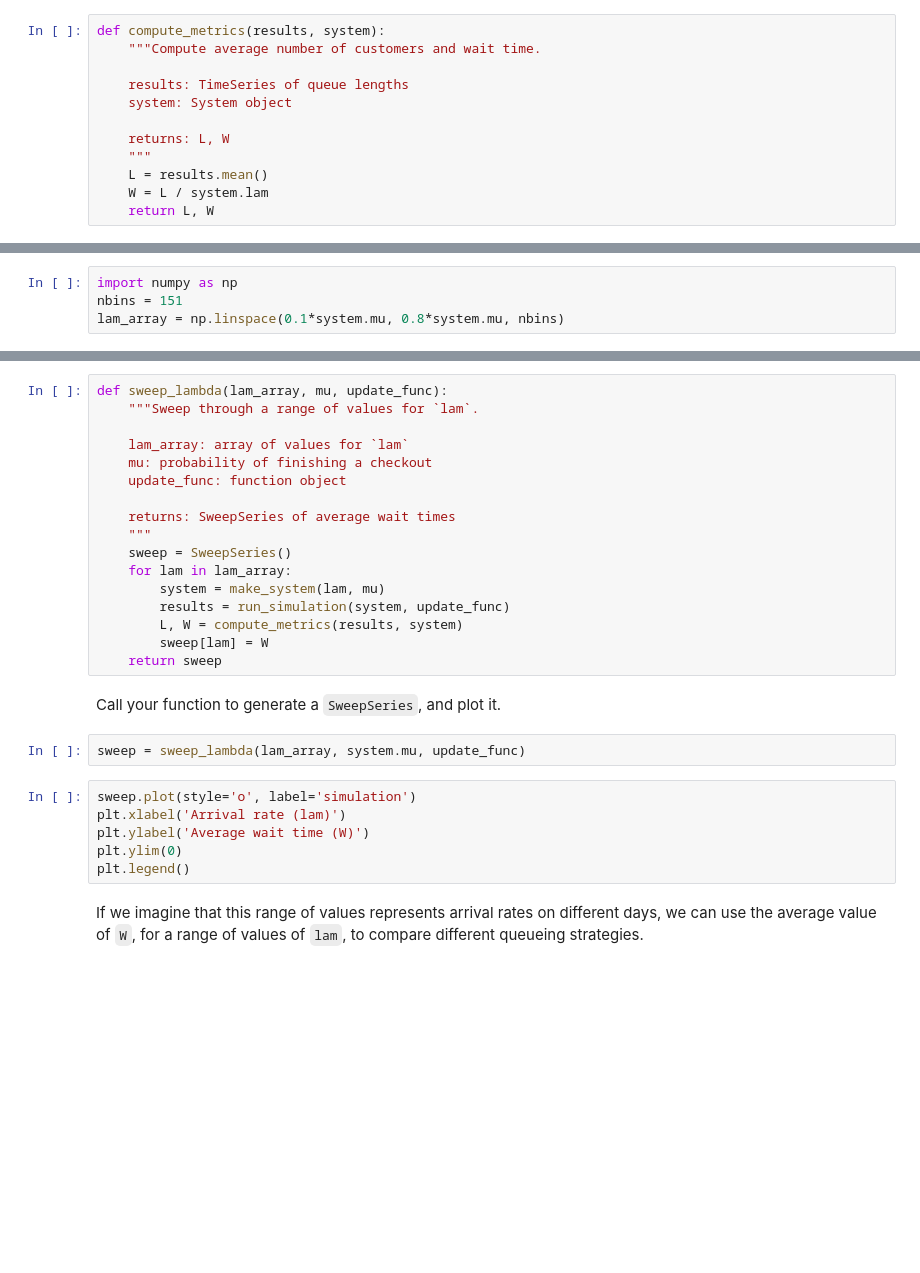
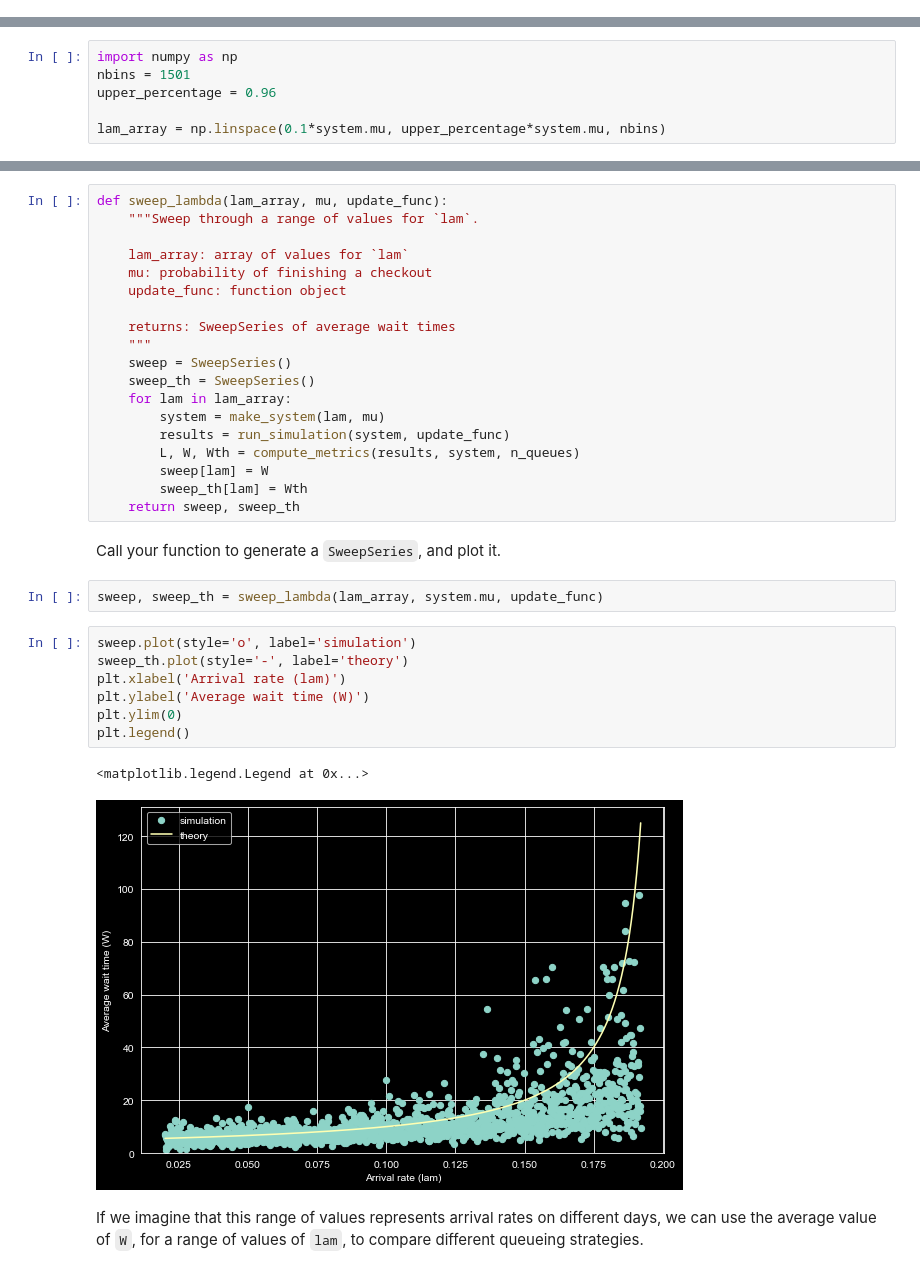
Before and after one commit to brash99/phys441, a Jupyter notebook: JupyterNotebooks/Week9and10/queue.ipynb, the cells around one changed output, grey strips where cells are left out. Cells and saved outputs as stored; diff of their text form; blank space fills up the shorter version.

```diff
--- a/JupyterNotebooks/Week9and10/queue.ipynb
+++ b/JupyterNotebooks/Week9and10/queue.ipynb
@@ -112,15 +115,3 @@ After the simulation, we can compute `L`, which is the average number of custome
 $L = \lambda W$
 
 Where $\lambda$ is the arrival rate.  Here's a function that computes them.
-# %%
-def compute_metrics(results, system):
-    """Compute average number of customers and wait time.
-
-    results: TimeSeries of queue lengths
-    system: System object
-
-    returns: L, W
-    """
-    L = results.mean()
-    W = L / system.lam
-    return L, W
@@ -136,8 +188,10 @@ Since we don't know the actual value of $\lambda$, we can sweep through a range
 Create an array of values for `lam`.
 # %%
 import numpy as np
-nbins = 151
-lam_array = np.linspace(0.1*system.mu, 0.8*system.mu, nbins)
+nbins = 1501
+upper_percentage = 0.96
+
+lam_array = np.linspace(0.1*system.mu, upper_percentage*system.mu, nbins)
 # %% [markdown]
 Write a function that takes an array of values for `lam`, a single value for `mu`, and an update function.
 
@@ -155,22 +209,28 @@ def sweep_lambda(lam_array, mu, update_func):
     returns: SweepSeries of average wait times
     """
     sweep = SweepSeries()
+    sweep_th = SweepSeries()
     for lam in lam_array:
         system = make_system(lam, mu)
         results = run_simulation(system, update_func)
-        L, W = compute_metrics(results, system)
+        L, W, Wth = compute_metrics(results, system, n_queues)
         sweep[lam] = W
-    return sweep
+        sweep_th[lam] = Wth
+    return sweep, sweep_th
 # %% [markdown]
 Call your function to generate a `SweepSeries`, and plot it.
 # %%
-sweep = sweep_lambda(lam_array, system.mu, update_func)
+sweep, sweep_th = sweep_lambda(lam_array, system.mu, update_func)
 # %%
 sweep.plot(style='o', label='simulation')
+sweep_th.plot(style='-', label='theory')
 plt.xlabel('Arrival rate (lam)')
 plt.ylabel('Average wait time (W)')
 plt.ylim(0)
 plt.legend()
+# %% [output]
+<matplotlib.legend.Legend at 0x...>
+[figure, added]
 # %% [markdown]
 If we imagine that this range of values represents arrival rates on different days, we can use the average value of `W`, for a range of values of `lam`, to compare different queueing strategies.
 # %%
```
Also changed, not shown: parts of 13 cells of this notebook, 6 other files.
